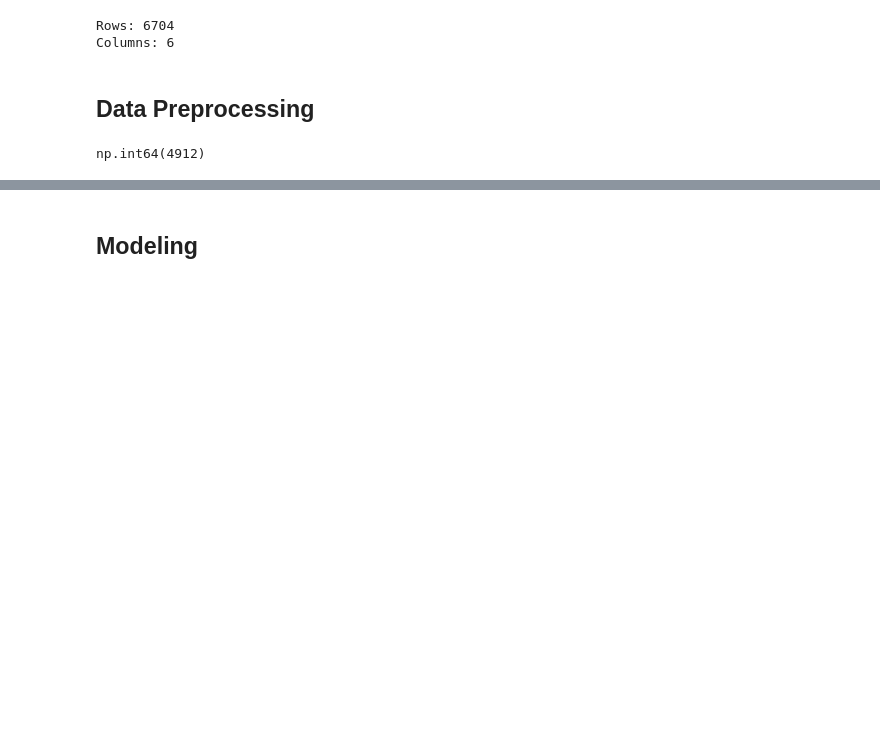
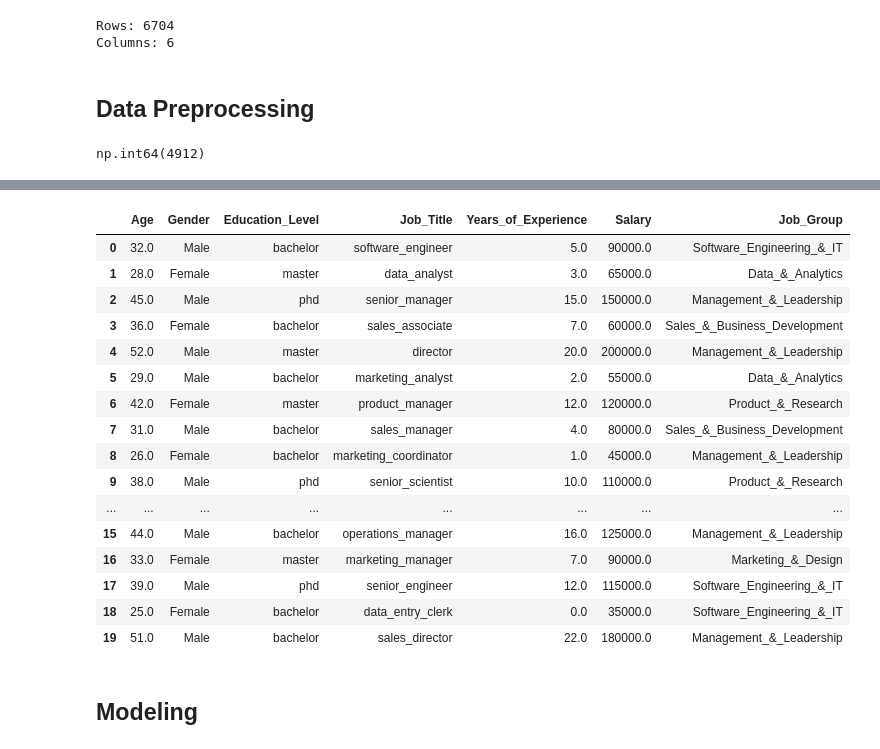
Before and after one commit to AxiomCipher/Salary-Prediction-Project, a Jupyter notebook: notebooks/notebook.ipynb, the cells around one changed output, grey strips where cells are left out. Saved outputs shown, nothing was run; the diff lists cells and outputs as text; code cells hidden in the pictures; blank space fills up the shorter version.

```diff
--- a/notebooks/notebook.ipynb
+++ b/notebooks/notebook.ipynb
@@ -45,8 +45,6 @@ Columns: 6
 salary_df.duplicated().sum()
 # %% [output]
 np.int64(4912)
-# %%
-salary_df = salary_df.drop_duplicates().reset_index(drop=True)
 # %%
 salary_df.isnull().sum()
 # %% [output]
@@ -80,6 +78,7 @@ high_school    110
 Name: count, dtype: int64
 # %%
 salary_df.Job_Title = salary_df.Job_Title.str.replace(' ','_').str.lower()
+salary_df.Job_Title = salary_df.Job_Title.str.replace('juniour','junior')#.str.lower()
 salary_df.Job_Title.value_counts()
 # %% [output]
 Job_Title
@@ -98,2 +96,0 @@ Name: count, Length: 190, dtype: int64
-# %%
-salary_df.Age = salary_df.Age.astype(int)
@@ -99,0 +210,6 @@ salary_df.Age = salary_df.Age.astype(int)
+# %%
+salary_df['Job_Group'] = salary_df['Job_Title'].apply(group_job_title)
+salary_df['Job_Group'] = salary_df['Job_Group'].str.replace(" ", "_")
+print(salary_df['Job_Group'].value_counts())
+print("\nTitles in 'Other':")
+print(salary_df[salary_df['Job_Group'] == 'Other']['Job_Title'].unique())
@@ -116,3 +250,23 @@ memory usage: 83.9+ KB
+# %%
+salary_df.head(20)
+# %% [output]
+|  | Age | Gender | Education_Level | Job_Title | Years_of_Experience | Salary | Job_Group |
+| 0 | 32.0 | Male | bachelor | software_engineer | 5.0 | 90000.0 | Software_Engineering_&_IT |
+| 1 | 28.0 | Female | master | data_analyst | 3.0 | 65000.0 | Data_&_Analytics |
+| 2 | 45.0 | Male | phd | senior_manager | 15.0 | 150000.0 | Management_&_Leadership |
+| 3 | 36.0 | Female | bachelor | sales_associate | 7.0 | 60000.0 | Sales_&_Business_Development |
+| 4 | 52.0 | Male | master | director | 20.0 | 200000.0 | Management_&_Leadership |
+| 5 | 29.0 | Male | bachelor | marketing_analyst | 2.0 | 55000.0 | Data_&_Analytics |
+| 6 | 42.0 | Female | master | product_manager | 12.0 | 120000.0 | Product_&_Research |
+| 7 | 31.0 | Male | bachelor | sales_manager | 4.0 | 80000.0 | Sales_&_Business_Development |
+| 8 | 26.0 | Female | bachelor | marketing_coordinator | 1.0 | 45000.0 | Management_&_Leadership |
+| 9 | 38.0 | Male | phd | senior_scientist | 10.0 | 110000.0 | Product_&_Research |
+| ... | ... | ... | ... | ... | ... | ... | ... |
+| 15 | 44.0 | Male | bachelor | operations_manager | 16.0 | 125000.0 | Management_&_Leadership |
+| 16 | 33.0 | Female | master | marketing_manager | 7.0 | 90000.0 | Marketing_&_Design |
+| 17 | 39.0 | Male | phd | senior_engineer | 12.0 | 115000.0 | Software_Engineering_&_IT |
+| 18 | 25.0 | Female | bachelor | data_entry_clerk | 0.0 | 35000.0 | Software_Engineering_&_IT |
+| 19 | 51.0 | Male | bachelor | sales_director | 22.0 | 180000.0 | Management_&_Leadership |
 # %% [markdown]
 ## Modeling
 # %%
```
Also changed, not shown: parts of 32 cells of this notebook.
